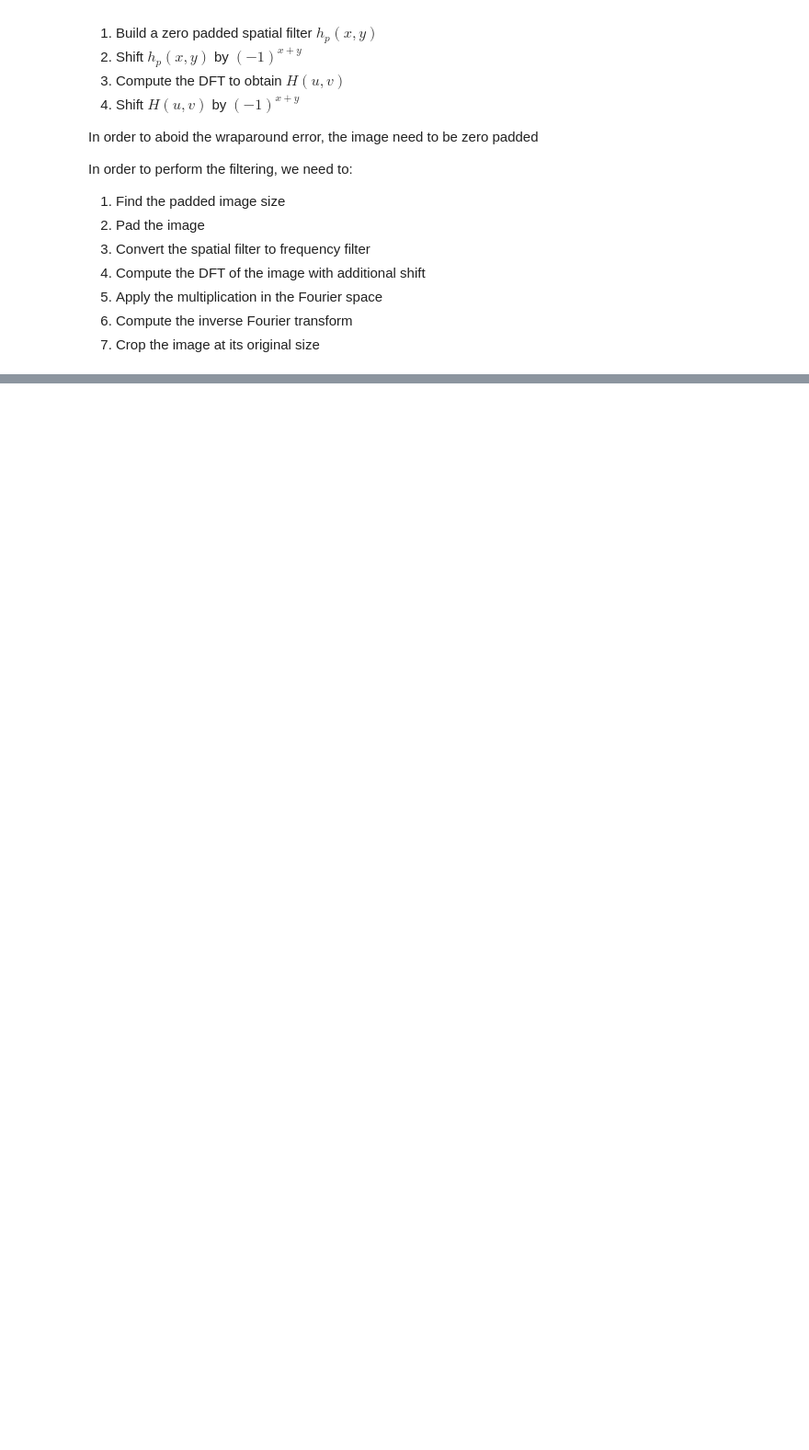
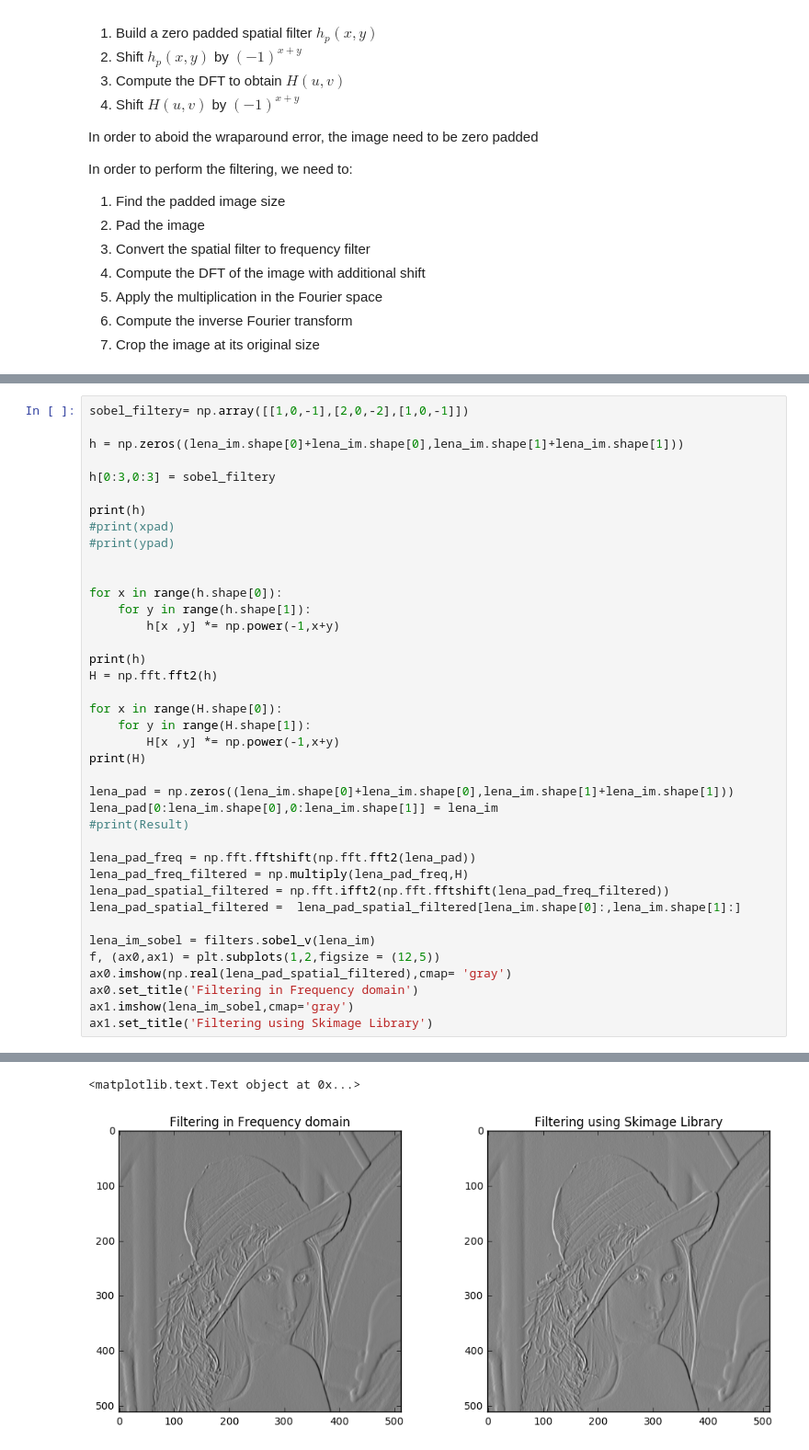
Before and after one commit to swagh1611/DSP-TP-1617, a Jupyter notebook: Lab5/python/Lab5.ipynb, the cells around one changed output, grey strips where cells are left out. Shown at 92% size. Drawn from its saved outputs; the diff is of its cells as text; blank space fills up the shorter version.

```diff
--- a/Lab5/python/Lab5.ipynb
+++ b/Lab5/python/Lab5.ipynb
@@ -347,0 +319,40 @@ Result = filter_freq * img_freq
+# %%
+sobel_filtery= np.array([[1,0,-1],[2,0,-2],[1,0,-1]])
+
+h = np.zeros((lena_im.shape[0]+lena_im.shape[0],lena_im.shape[1]+lena_im.shape[1]))
+
+h[0:3,0:3] = sobel_filtery
+
+print(h)
+#print(xpad)
+#print(ypad)
+
+
+for x in range(h.shape[0]):
+    for y in range(h.shape[1]):
+        h[x ,y] *= np.power(-1,x+y)
+
+print(h)
+H = np.fft.fft2(h)
+
+for x in range(H.shape[0]):
+    for y in range(H.shape[1]):
+        H[x ,y] *= np.power(-1,x+y)
+print(H)
+
+lena_pad = np.zeros((lena_im.shape[0]+lena_im.shape[0],lena_im.shape[1]+lena_im.shape[1]))
+lena_pad[0:lena_im.shape[0],0:lena_im.shape[1]] = lena_im
+#print(Result)
+
+lena_pad_freq = np.fft.fftshift(np.fft.fft2(lena_pad))
+lena_pad_freq_filtered = np.multiply(lena_pad_freq,H)
+lena_pad_spatial_filtered = np.fft.ifft2(np.fft.fftshift(lena_pad_freq_filtered))
+lena_pad_spatial_filtered =  lena_pad_spatial_filtered[lena_im.shape[0]:,lena_im.shape[1]:]
+
+lena_im_sobel = filters.sobel_v(lena_im)
+f, (ax0,ax1) = plt.subplots(1,2,figsize = (12,5))
+ax0.imshow(np.real(lena_pad_spatial_filtered),cmap= 'gray')
+ax0.set_title('Filtering in Frequency domain')
+ax1.imshow(lena_im_sobel,cmap='gray')
+ax1.set_title('Filtering using Skimage Library')
+# %% [output]
@@ -347,0 +376,2 @@ Result = filter_freq * img_freq
+<matplotlib.text.Text object at 0x...>
+[figure, added]
```
Also changed, not shown: parts of 8 cells of this notebook.
